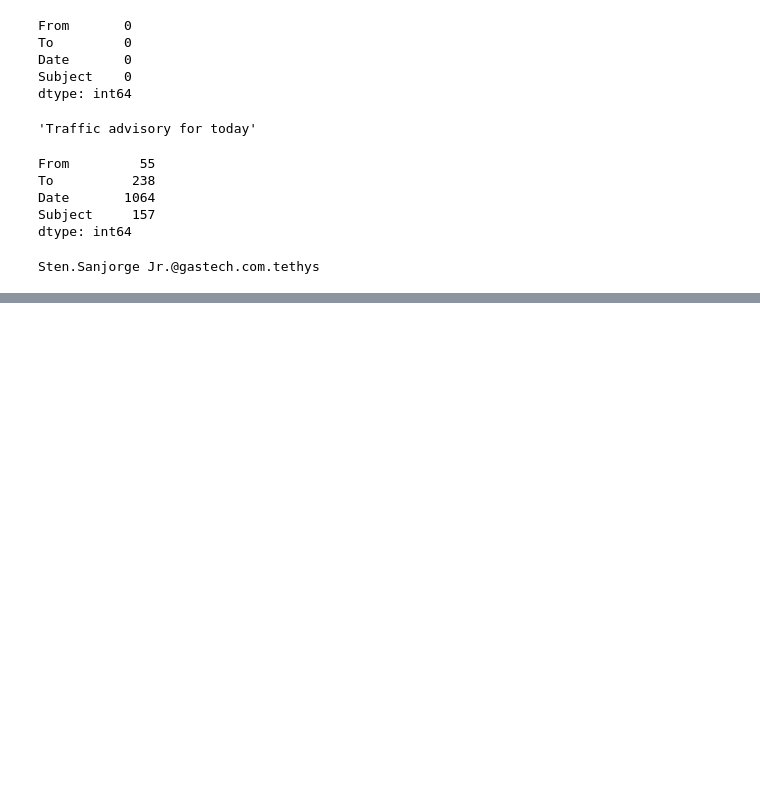
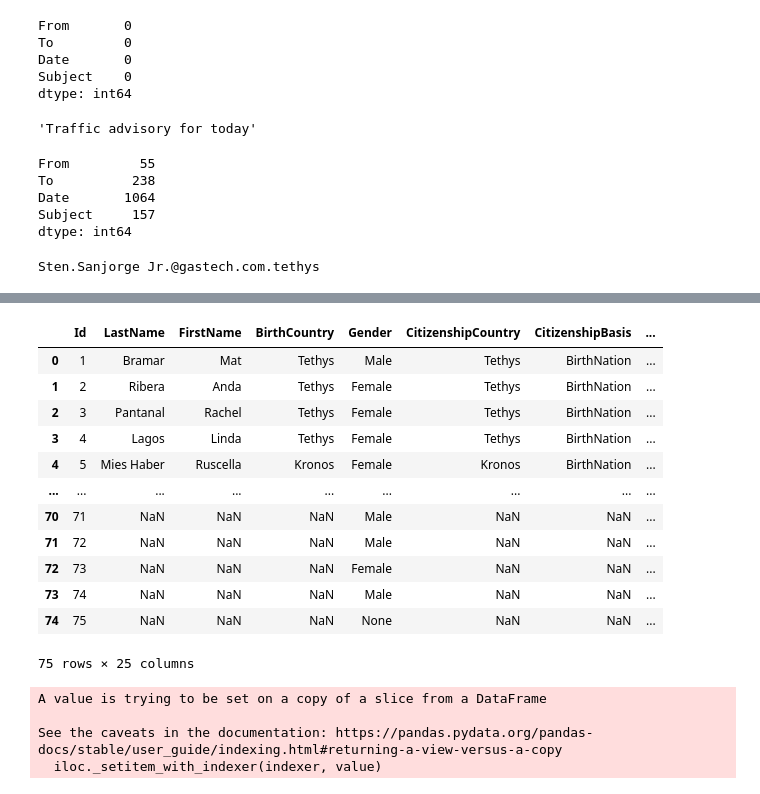
Before and after one commit to lorenzoFerri95/visual-analytics, a Jupyter notebook: research/VisualAnalytics_notebook.ipynb, the cells around one changed output, grey strips where cells are left out. Drawn from its saved outputs; the diff is of its cells as text; code cells hidden in the pictures; blank space fills up the shorter version.

```diff
--- a/research/VisualAnalytics_notebook.ipynb
+++ b/research/VisualAnalytics_notebook.ipynb
@@ -430,0 +558,3 @@ nodes
+# %%
+df_emails_from = df_emails.rename(columns={'FullName': 'sid', 'To': 'EmailAddress'})
+df_emails_from
@@ -430,0 +657,17 @@ nodes
+# %%
+#ricerca delle righe contenente il reciproco delle coppie degli archi per poi eliminarli, per creare una rete undirected --> es. A,B e non anche B,A
+
+name_list=list()
+index_list=list()
+for rowOut in range(len(df_email_und)):
+  for rowIn in range(len(df_email_und)):
+    if df_email_und.loc[rowOut,'sid'] +" "+df_email_und.loc[rowOut,'tid'] == df_email_und.loc[rowIn,'tid'] +" "+ df_email_und.loc[rowIn,'sid']:
+      if (df_email_und.loc[rowOut,'sid'] +" "+df_email_und.loc[rowOut,'tid'] in name_list) or (df_email_und.loc[rowOut,'tid'] +" "+ df_email_und.loc[rowOut,'sid'] in name_list):
+        continue
+      name_list.append(df_email_und.loc[rowOut,'sid'] +" "+df_email_und.loc[rowOut,'tid'])
+      index_list.append(rowOut)
+
+
+df_email_und.drop(index_list,inplace=True)
+df_email_und.reset_index(drop=True, inplace=True)
+df_email_und
@@ -430,0 +688,9 @@ nodes
+# %%
+#sostituzione del nome con l'id per le due colonne tid e sid
+
+df_email_und = df_email_und.rename(columns={'sid': 'FullName'})
+df_email_und = pd.merge(df_email_und, df_employee, on=['FullName'], how='left')
+df_email_und = df_email_und[['Id','tid']].rename(columns={'tid': 'FullName', 'Id': 'sid'})
+df_email_und = pd.merge(df_email_und, df_employee, on=['FullName'], how='left')
+df_email_und =df_email_und[['sid','Id']].rename(columns={'Id': 'tid'})
+df_email_und
@@ -463,0 +717,13 @@ with open('network.json', 'w') as fp:
+# %%
+nodi=list(df_employee['Id'])
+new_column= []
+for rowOut in range(len(nodi)):
+  links = []
+  for rowIn in range(len(df_email_und)):
+    if df_email_und.loc[rowIn,'sid'] == nodi[rowOut]:
+      links.append(df_email_und.loc[rowIn,'tid'])
+  new_column.append(links)
+
+
+
+new_column
@@ -463,0 +748,24 @@ with open('network.json', 'w') as fp:
+# %%
+df_employee['TargetNodes']=new_column
+df_employee
+# %% [output]
+|  | Id | LastName | FirstName | BirthCountry | Gender | CitizenshipCountry | CitizenshipBasis | ... |
+| 0 | 1 | Bramar | Mat | Tethys | Male | Tethys | BirthNation | ... |
+| 1 | 2 | Ribera | Anda | Tethys | Female | Tethys | BirthNation | ... |
+| 2 | 3 | Pantanal | Rachel | Tethys | Female | Tethys | BirthNation | ... |
+| 3 | 4 | Lagos | Linda | Tethys | Female | Tethys | BirthNation | ... |
+| 4 | 5 | Mies Haber | Ruscella | Kronos | Female | Kronos | BirthNation | ... |
+| ... | ... | ... | ... | ... | ... | ... | ... | ... |
+| 70 | 71 | NaN | NaN | NaN | Male | NaN | NaN | ... |
+| 71 | 72 | NaN | NaN | NaN | Male | NaN | NaN | ... |
+| 72 | 73 | NaN | NaN | NaN | Female | NaN | NaN | ... |
+| 73 | 74 | NaN | NaN | NaN | Male | NaN | NaN | ... |
+| 74 | 75 | NaN | NaN | NaN | None | NaN | NaN | ... |
+75 rows × 25 columns
+# %%
+df_employee["Kidnapped"].loc[df_employee["Kidnapped"].isnull()] = "None"
+# %% [output]
+A value is trying to be set on a copy of a slice from a DataFrame
+
+See the caveats in the documentation: https://pandas.pydata.org/pandas-docs/stable/user_guide/indexing.html#returning-a-view-versus-a-copy
+  iloc._setitem_with_indexer(indexer, value)
```
Also changed, not shown: parts of 60 cells of this notebook, 6 other files.
